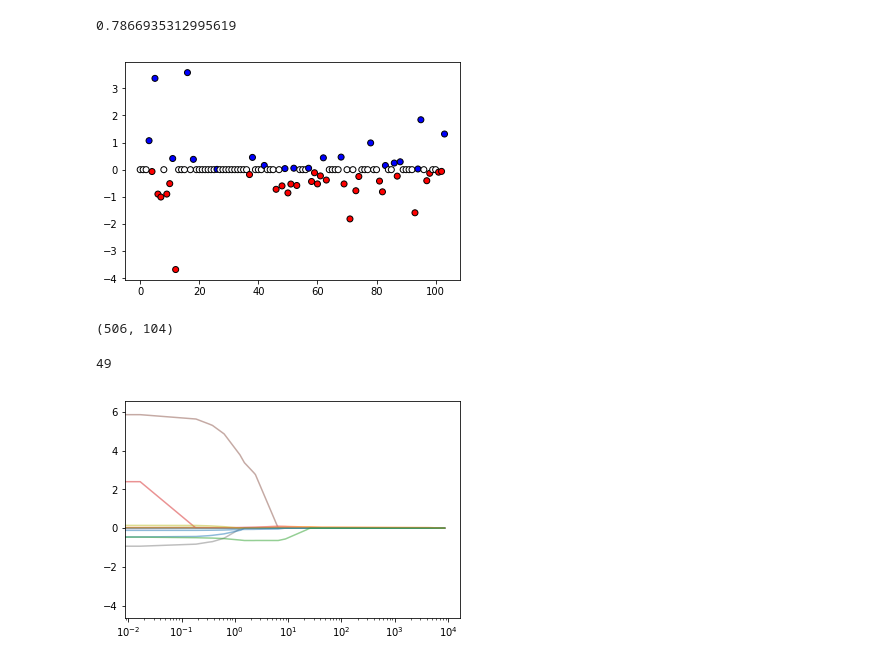
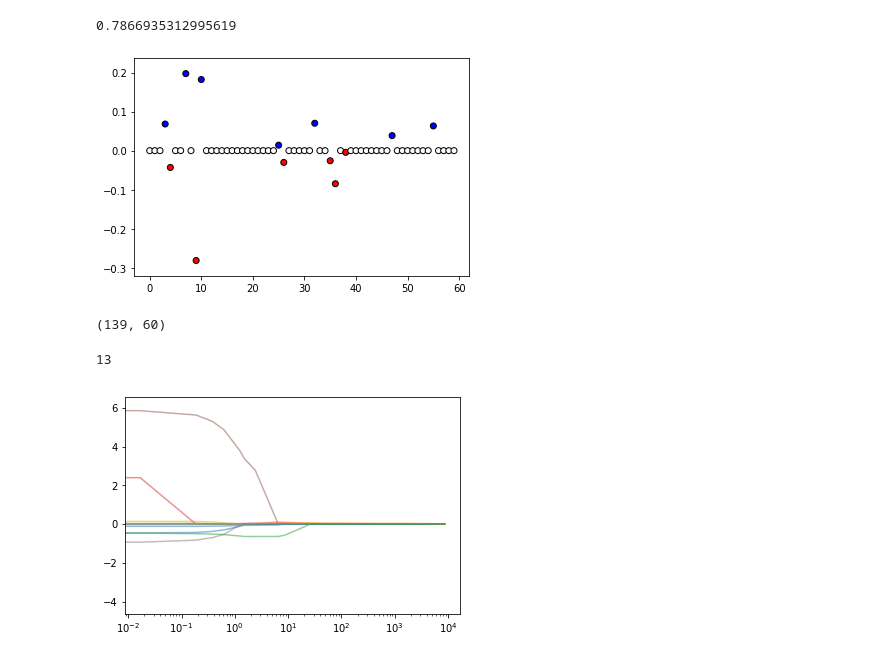
Before and after one commit to amueller/COMS4995-s20, a Jupyter notebook: slides/aml-05-linear-models-regression/aml-05-linear-models-regression-Copy1.ipynb, the cells around one changed output. Drawn from its saved outputs; the diff is of its cells as text; code cells hidden in the pictures.

Commit message:
redo part of linear model lecture

```diff
--- a/slides/aml-05-linear-models-regression/aml-05-linear-models-regression-Copy1.ipynb
+++ b/slides/aml-05-linear-models-regression/aml-05-linear-models-regression-Copy1.ipynb
@@ -224,6 +277,11 @@ plt.xscale("log")
 # %%
-param_grid = {'lasso__alpha': np.logspace(-3, 3, 13)}
+from sklearn.model_selection import GridSearchCV, RepeatedKFold
+from sklearn.pipeline import Pipeline
 
-grid = GridSearchCV(make_pipeline(preprocess, Lasso(max_iter=1000)), param_grid, cv=RepeatedKFold(5, 5), return_train_score=True)
+
+param_grid = {'alpha': np.logspace(-3, 3, 13)}
+
+grid = GridSearchCV(Ridge(), param_grid, cv=RepeatedKFold(10, 5),
+                    return_train_score=True)
 grid.fit(X_train, y_train)
 # %% [output]
@@ -257,7 +293,0 @@ plt.xscale("log")
-# %%
-from sklearn.preprocessing import PolynomialFeatures, scale
-X, y = boston.data, boston.target
-#X, y = data.data, data.target
-X_poly = PolynomialFeatures(include_bias=False).fit_transform(SimpleImputer().fit_transform(scale(X)))
-print(X_poly.shape)
-X_train, X_test, y_train, y_test = train_test_split(X_poly, y, random_state=42)
@@ -274,6 +373,10 @@ np.mean(cross_val_score(Ridge(), X_train, y_train, cv=10))
 # %%
-param_grid = {'alpha': np.logspace(-3, 3, 13)}
+def nonzero(est, X, y):
+    return np.sum(est.coef_ != 0)
 
-grid = GridSearchCV(Ridge(), param_grid, cv=10, return_train_score=True, iid=False)
+param_grid = {'alpha': np.logspace(-5, 0, 10)}
+
+grid = GridSearchCV(Lasso(max_iter=10000), param_grid, cv=10, return_train_score=True,
+                    scoring={'r2': 'r2', 'num_nonzero': nonzero}, refit='r2')
 grid.fit(X_train, y_train)
 # %% [output]
@@ -339,15 +394,0 @@ plt.savefig("images/ridge_coefficients_alpha.png")
-# %%
-n_alphas = 200
-alphas = np.logspace(-5, 6, n_alphas)
-plt.figure(figsize=(8, 4))
-coefs = []
-for a in alphas:
-    ridge = Ridge(alpha=a)
-    ridge.fit(X_train, y_train)
-    coefs.append(ridge.coef_)
-
-plt.plot(alphas, coefs, c='k', alpha=.1)
-plt.xscale("log")
-plt.xlabel("alpha")
-plt.ylabel("coefficient")
-plt.savefig("images/ridge_coefficient_paths.png")
@@ -510,16 +542,16 @@ grid.score(X_test, y_test)
 0.7866935312995619
 # %%
 lasso = grid.best_estimator_
-plt.scatter(range(X_poly.shape[1]), lasso.coef_, c=np.sign(lasso.coef_), cmap="bwr_r", edgecolor='k')
+plt.scatter(range(X_train.shape[1]), lasso.coef_, c=np.sign(lasso.coef_), cmap="bwr_r", edgecolor='k')
 plt.savefig("images/lasso_coefficients.png")
 # %% [output]
-[figure, old version]
+[figure, new version]
 # %%
-print(X_poly.shape)
+print(X_train.shape)
 np.sum(lasso.coef_ != 0)
 # %% [output]
-(506, 104)
+(139, 60)
-49
+13
 # %%
 from sklearn.linear_model import lars_path
 # lars_path computes the exact regularization path which is piecewise linear.
```
Also changed, not shown: parts of 45 cells of this notebook, 11 other files.
